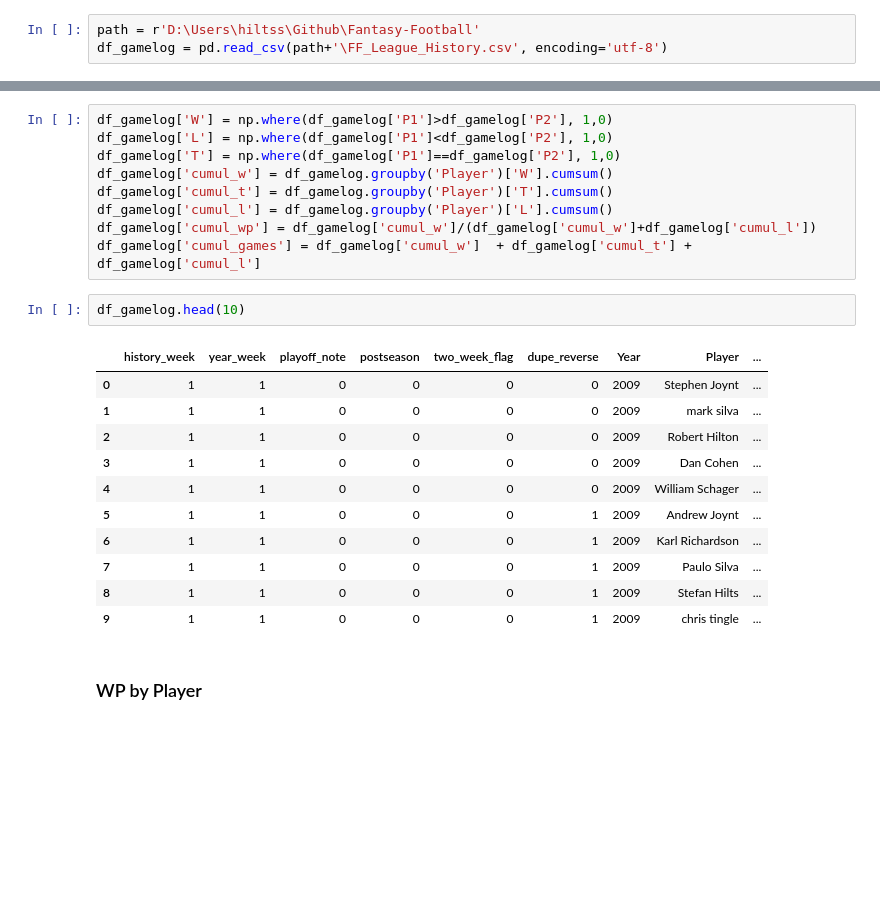
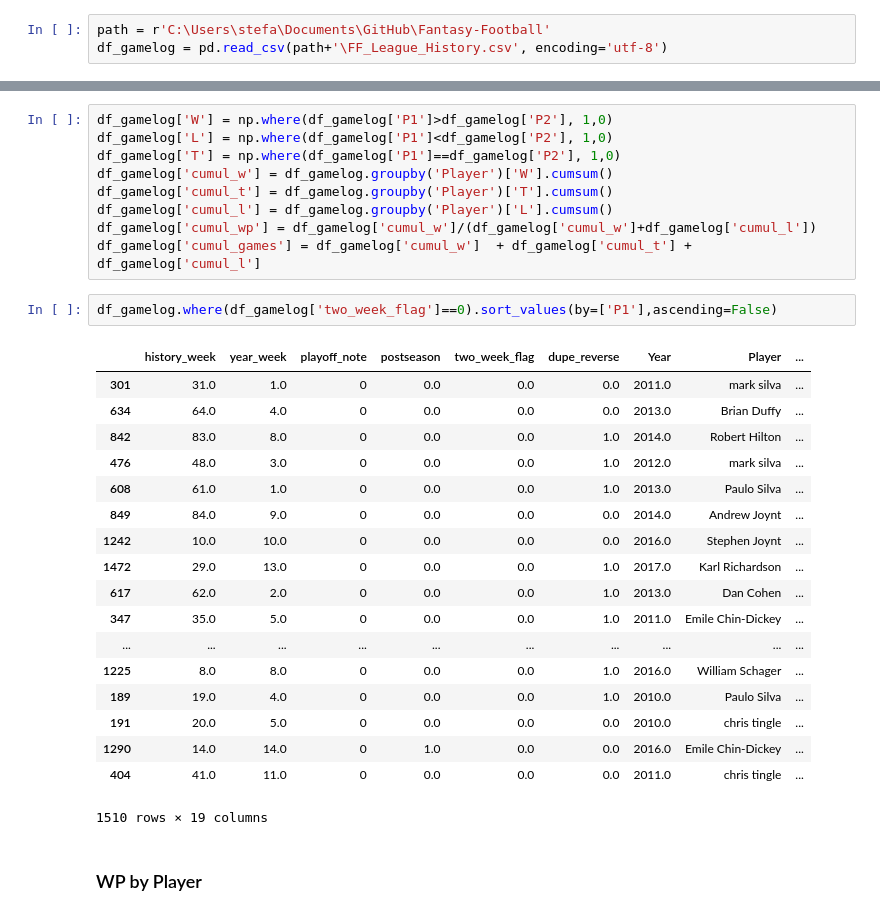
Before and after one commit to flint-hasset/Fantasy-Football, a Jupyter notebook: League History Parser.ipynb, the cells around one changed output, grey strips where cells are left out. Drawn from its saved outputs; the diff is of its cells as text; blank space fills up the shorter version.

```diff
--- a/League History Parser.ipynb
+++ b/League History Parser.ipynb
@@ -7,7 +7,7 @@ import random
 # %% [markdown]
 ## Import Raw Data
 # %%
-path = r'D:\Users\hiltss\Github\Fantasy-Football'
+path = r'C:\Users\stefa\Documents\GitHub\Fantasy-Football'
 df_gamelog = pd.read_csv(path+'\FF_League_History.csv', encoding='utf-8')
 # %%
 df_gamelog = df_gamelog.drop(['Week'],axis=1)
@@ -22,20 +22,27 @@ df_gamelog['cumul_t'] = df_gamelog.groupby('Player')['T'].cumsum()
 df_gamelog['cumul_l'] = df_gamelog.groupby('Player')['L'].cumsum()
 df_gamelog['cumul_wp'] = df_gamelog['cumul_w']/(df_gamelog['cumul_w']+df_gamelog['cumul_l'])
 df_gamelog['cumul_games'] = df_gamelog['cumul_w']  + df_gamelog['cumul_t'] + df_gamelog['cumul_l']
-# %%
-df_gamelog.head(10)
-# %% [output]
-|  | history_week | year_week | playoff_note | postseason | two_week_flag | dupe_reverse | Year | Player | ... |
-| 0 | 1 | 1 | 0 | 0 | 0 | 0 | 2009 | Stephen Joynt | ... |
-| 1 | 1 | 1 | 0 | 0 | 0 | 0 | 2009 | mark silva | ... |
-| 2 | 1 | 1 | 0 | 0 | 0 | 0 | 2009 | Robert Hilton | ... |
-| 3 | 1 | 1 | 0 | 0 | 0 | 0 | 2009 | Dan Cohen | ... |
-| 4 | 1 | 1 | 0 | 0 | 0 | 0 | 2009 | William Schager | ... |
-| 5 | 1 | 1 | 0 | 0 | 0 | 1 | 2009 | Andrew Joynt | ... |
-| 6 | 1 | 1 | 0 | 0 | 0 | 1 | 2009 | Karl Richardson | ... |
-| 7 | 1 | 1 | 0 | 0 | 0 | 1 | 2009 | Paulo Silva | ... |
-| 8 | 1 | 1 | 0 | 0 | 0 | 1 | 2009 | Stefan Hilts | ... |
-| 9 | 1 | 1 | 0 | 0 | 0 | 1 | 2009 | chris tingle | ... |
+# %%
+df_gamelog.where(df_gamelog['two_week_flag']==0).sort_values(by=['P1'],ascending=False)
+# %% [output]
+|  | history_week | year_week | playoff_note | postseason | two_week_flag | dupe_reverse | Year | Player | ... |
+| 301 | 31.0 | 1.0 | 0 | 0.0 | 0.0 | 0.0 | 2011.0 | mark silva | ... |
+| 634 | 64.0 | 4.0 | 0 | 0.0 | 0.0 | 0.0 | 2013.0 | Brian Duffy | ... |
+| 842 | 83.0 | 8.0 | 0 | 0.0 | 0.0 | 1.0 | 2014.0 | Robert Hilton | ... |
+| 476 | 48.0 | 3.0 | 0 | 0.0 | 0.0 | 1.0 | 2012.0 | mark silva | ... |
+| 608 | 61.0 | 1.0 | 0 | 0.0 | 0.0 | 1.0 | 2013.0 | Paulo Silva | ... |
+| 849 | 84.0 | 9.0 | 0 | 0.0 | 0.0 | 0.0 | 2014.0 | Andrew Joynt | ... |
+| 1242 | 10.0 | 10.0 | 0 | 0.0 | 0.0 | 0.0 | 2016.0 | Stephen Joynt | ... |
+| 1472 | 29.0 | 13.0 | 0 | 0.0 | 0.0 | 1.0 | 2017.0 | Karl Richardson | ... |
+| 617 | 62.0 | 2.0 | 0 | 0.0 | 0.0 | 1.0 | 2013.0 | Dan Cohen | ... |
+| 347 | 35.0 | 5.0 | 0 | 0.0 | 0.0 | 1.0 | 2011.0 | Emile Chin-Dickey | ... |
+| ... | ... | ... | ... | ... | ... | ... | ... | ... | ... |
+| 1225 | 8.0 | 8.0 | 0 | 0.0 | 0.0 | 1.0 | 2016.0 | William Schager | ... |
+| 189 | 19.0 | 4.0 | 0 | 0.0 | 0.0 | 1.0 | 2010.0 | Paulo Silva | ... |
+| 191 | 20.0 | 5.0 | 0 | 0.0 | 0.0 | 0.0 | 2010.0 | chris tingle | ... |
+| 1290 | 14.0 | 14.0 | 0 | 1.0 | 0.0 | 0.0 | 2016.0 | Emile Chin-Dickey | ... |
+| 404 | 41.0 | 11.0 | 0 | 0.0 | 0.0 | 0.0 | 2011.0 | chris tingle | ... |
+1510 rows × 19 columns
 # %% [markdown]
 ### WP by Player
 # %%
```
Also changed, not shown: parts of 20 cells of this notebook, 1 other file.
